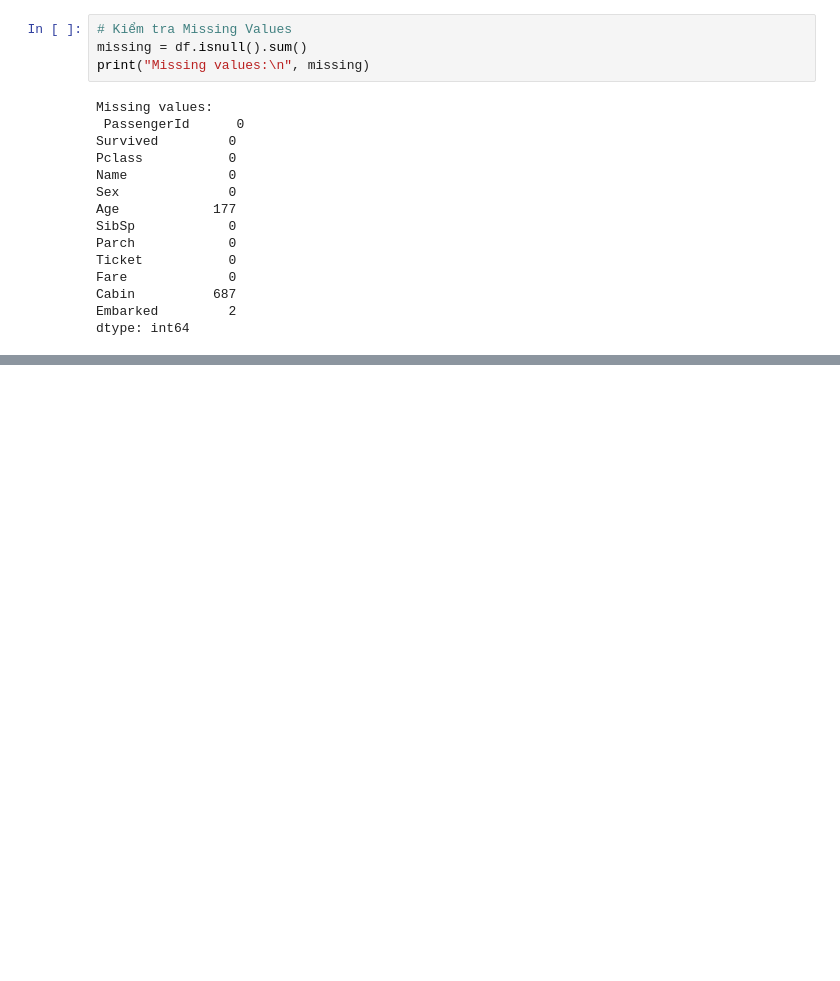
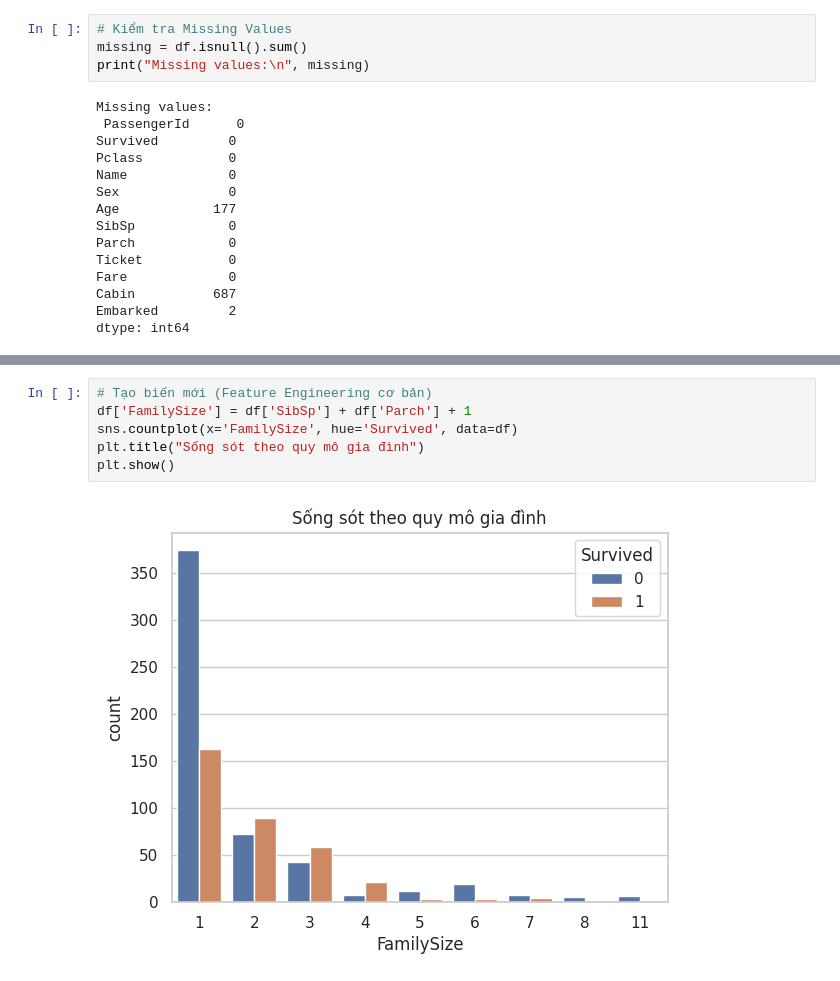
Before and after one commit to thanhvietnguyen/Titanic-ML-project, a Jupyter notebook: notebooks/eda_titanic.ipynb, the cells around one changed output, grey strips where cells are left out. Saved outputs shown, nothing was run; the diff lists cells and outputs as text; blank space fills up the shorter version.

```diff
--- a/notebooks/eda_titanic.ipynb
+++ b/notebooks/eda_titanic.ipynb
@@ -113,0 +122,8 @@ dtype: int64
+# %%
+# Tạo biến mới (Feature Engineering cơ bản)
+df['FamilySize'] = df['SibSp'] + df['Parch'] + 1
+sns.countplot(x='FamilySize', hue='Survived', data=df)
+plt.title("Sống sót theo quy mô gia đình")
+plt.show()
+# %% [output]
+[figure, added]
```
Also changed, not shown: parts of 3 cells of this notebook.
